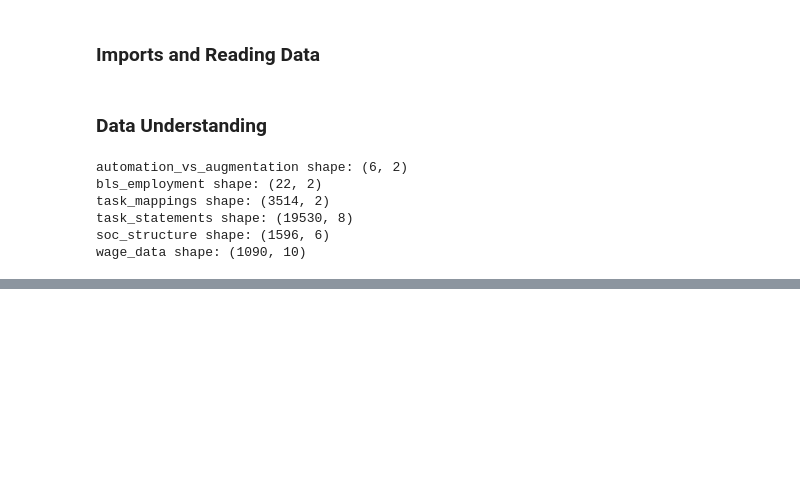
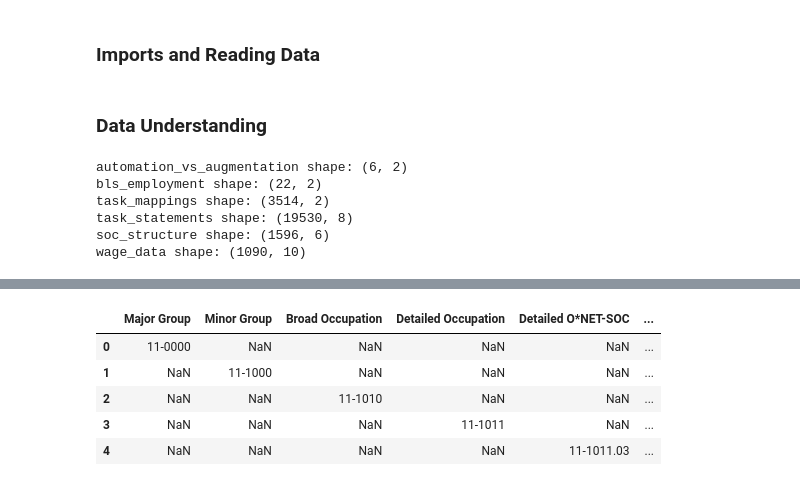
Before and after one commit to zaki-rogers/ai-labour-market-exposure, a Jupyter notebook: 01_eda.ipynb, the cells around one changed output, grey strips where cells are left out. Drawn from its saved outputs; the diff is of its cells as text; code cells hidden in the pictures; blank space fills up the shorter version.

```diff
--- a/01_eda.ipynb
+++ b/01_eda.ipynb
@@ -36,0 +69,9 @@ run .head(), .columns, .dtypes, .describe(), .info() on all `DataFrame`'s
+# %%
+soc_structure.head()
+# %% [output]
+|  | Major Group | Minor Group | Broad Occupation | Detailed Occupation | Detailed O*NET-SOC | ... |
+| 0 | 11-0000 | NaN | NaN | NaN | NaN | ... |
+| 1 | NaN | 11-1000 | NaN | NaN | NaN | ... |
+| 2 | NaN | NaN | 11-1010 | NaN | NaN | ... |
+| 3 | NaN | NaN | NaN | 11-1011 | NaN | ... |
+| 4 | NaN | NaN | NaN | NaN | 11-1011.03 | ... |
```
Also changed, not shown: parts of 28 cells of this notebook.
